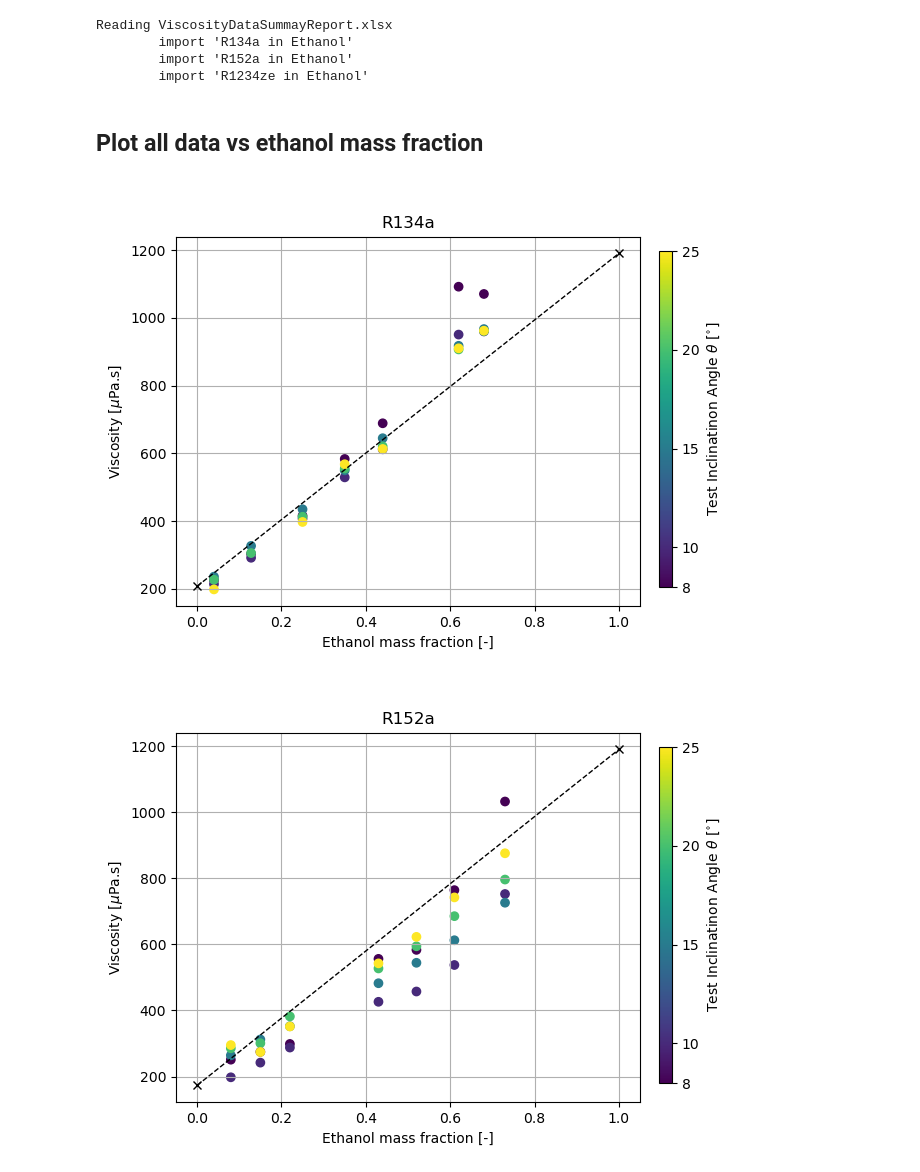
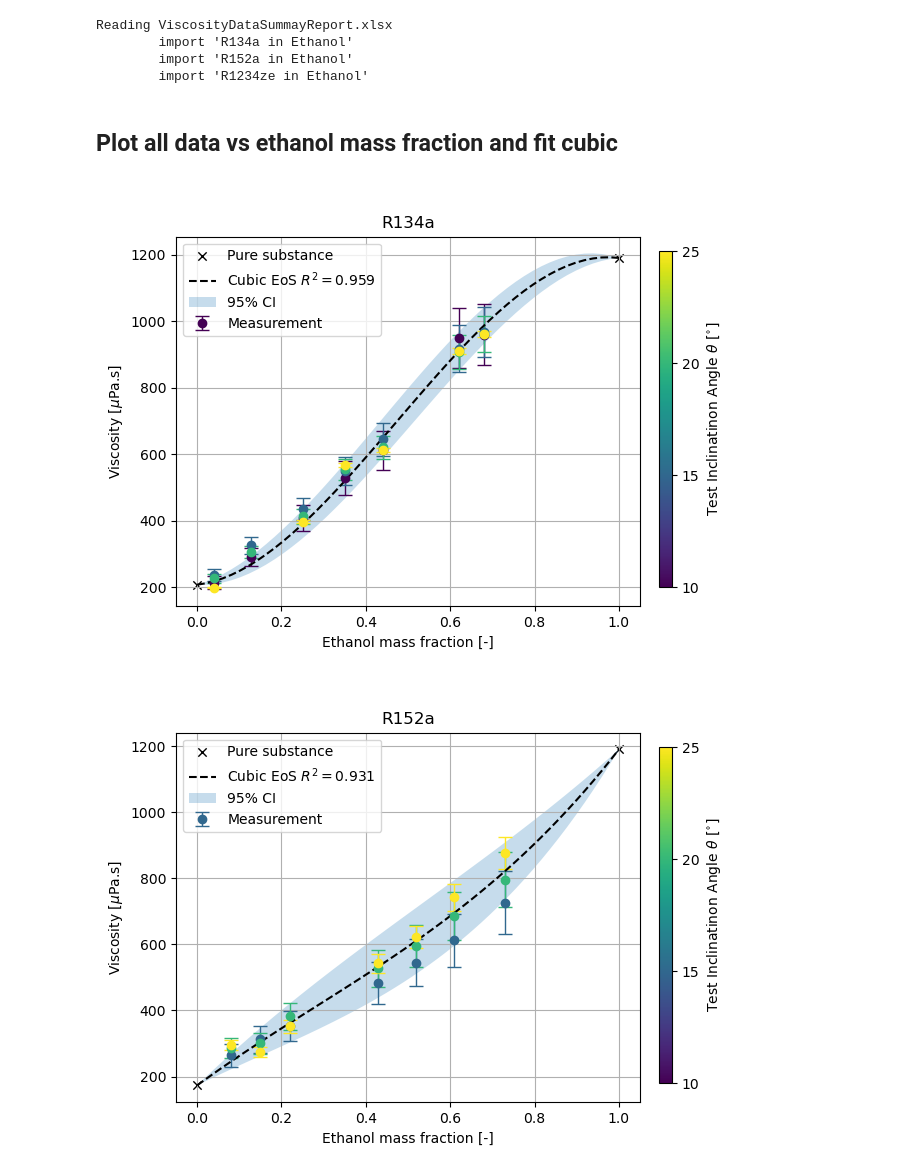
Before and after one commit to djorlando24/jupyterNotebooks, a Jupyter notebook: Research/PropellantProps/RDD2024_Viscosity.ipynb, the cells around one changed output. Cells and saved outputs as stored; diff of their text form; code cells hidden in the pictures.

```diff
--- a/Research/PropellantProps/RDD2024_Viscosity.ipynb
+++ b/Research/PropellantProps/RDD2024_Viscosity.ipynb
@@ -54,7 +62,21 @@ for sheet_name in pd.ExcelFile(directory+filename).sheet_names:
             ethww.append(m/100.)
         theta = np.array(df['Inclination angle'])
         mu = np.array(1e6*df['mu_corrected'])
-        data[sheet_name.split(' ')[0]]=(ethww,theta,mu)
+
+        # Read associated pure substance deviations and map accordingly
+        prop = sheet_name.split(' ')[0]
+        df2 = pd.read_excel(directory+filename, sheet_name=prop)
+        dev_th = np.array(df2['Inclination angle'])
+        dev_mu = np.array(df2['mu_deviation(%)'])
+        theta_indices = [ np.where(dev_th==t)[0][0] for t in theta ]
+        eps_dev = np.array([ dev_mu[i] for i in theta_indices ]) * mu / 100.
+
+        # Read uncertainty and map accordingly
+        theta_indices = [ np.where(mu_uncertainty['theta']==t)[0][0] for t in theta ]
+        eps_unc = np.array([ mu_uncertainty[prop][i] for i in theta_indices ])
+
+        # Save result to dict.
+        data[prop]=(np.array(ethww),np.array(theta),np.array(mu),np.array(eps_dev),np.array(eps_unc))
 # %% [output]
 Reading ViscosityDataSummayReport.xlsx
         import 'R134a in Ethanol'
@@ -78,22 +124,66 @@ pureProp={'R134a':R134a_mu, 'R152a':R152a_mu, 'R1234ze':R1234_mu}
 # %% [markdown]
-## Plot all data vs ethanol mass fraction
+## Plot all data vs ethanol mass fraction and fit cubic
 # %%
-for d in data: # Loop propellants
+import scipy.optimize
+
+def r2_nonlin(original_data, fitted):
+    ss_err = np.sum((original_data-fitted)**2)
+    ss_tot = np.sum(original_data**2)
+    return 1-np.sqrt(ss_err/ss_tot)
+
+fit_data={}
+x_ = np.linspace(0,1,50)
+ffit = lambda x,a,b,c,d: a*x**3 + b*x**2 + c*x + d
+
+for d,ns,minTheta in zip(data,(6,2,12),(10,11,11)): # Loop propellants
     fig=plt.figure()
-    plt.scatter(data[d][0],data[d][2],c=data[d][1]/25.)
-    plt.plot([0, 1],[pureProp[d], Ethanol_mu],marker='x',c='k',ls='--',lw=1)
+
+    #plt.scatter(data[d][0],data[d][2],c=data[d][1]/25.,cmap='jet')
+
+    # Get errorbar
+    eps = np.sqrt( data[d][3]**2 + data[d][4]**2 )
+
+    # Sort data by the inclination angle and plot a unique color for each one.
+    l='Measurement'
+    for t in np.unique(theta):
+        if t >= minTheta:
+            i = np.where(data[d][1]==t)[0]
+            cval = (data[d][1][i[0]]-10)/(25-10)
+            plt.errorbar(data[d][0][i],data[d][2][i],yerr=eps[i],lw=1,ls='None',\
+                         label=l,capsize=5,marker='o',c=plt.colormaps['viridis'](cval))
+            l=None
+
+    # Straight line mixing rule for pure substances @ same temp.
+    plt.scatter([0, 1],[pureProp[d], Ethanol_mu],marker='x',c='k',lw=1,label="Pure substance")
+
+    # Fitted lines
+    def make_fit(nsigma=0):
+        i = np.where(data[d][1]>=minTheta)[0]
+        t = np.hstack((0,data[d][0][i],1))
+        m = np.hstack((pureProp[d],data[d][2][i],Ethanol_mu))
+        s = np.hstack((1e-6,eps[i],1e-6))
+        popt,pcov=scipy.optimize.curve_fit(ffit,t,m+s*nsigma,sigma=s)
+        r2 = r2_nonlin(m, ffit(t, *popt))
+        return popt,r2
+
+    popt,r2 = make_fit()
+    plt.plot(x_, ffit(x_,*popt), ls='--', c='k', label=r'Cubic EoS $R^2 = %.3f$' % r2)
+    popt1,r2 = make_fit(ns); popt2,r2 = make_fit(-ns)
+    plt.fill_between(x_, ffit(x_,*popt1), ffit(x_,*popt2), alpha=.25, label='95% CI')
 
     plt.title(d)
     plt.grid()
     plt.ylabel(r'Viscosity [$\mu$Pa.s]')
     plt.xlabel('Ethanol mass fraction [-]')
+    plt.legend();
 
     plt.subplots_adjust(right=0.85)
     cax = fig.add_axes([0.88, 0.15, 0.02, 0.7])
-    cb = mpl.colorbar.ColorbarBase(cax, cmap='viridis',\
-                                   norm=mpl.colors.Normalize(data[d][1].min(), data[d][1].max()),\
+    cb = mpl.colorbar.ColorbarBase(cax, cmap='viridis',norm=mpl.colors.Normalize(10, 25),\
                                    ticks=np.unique(data[d][1]))
     cb.set_label(r'Test Inclinatinon Angle $\theta$ [$^{\circ}$]');
+
+    fit_data[d] = (popt,popt1,popt2)
 # %% [output]
-[figure, old version]
+[figure, new version]
-[figure, old version]
+[figure, new version]
```
Also changed, not shown: parts of 8 cells of this notebook, 4 other files.
